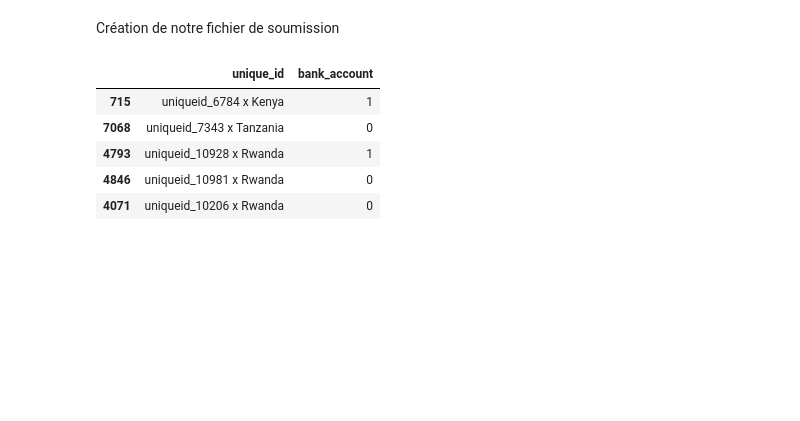
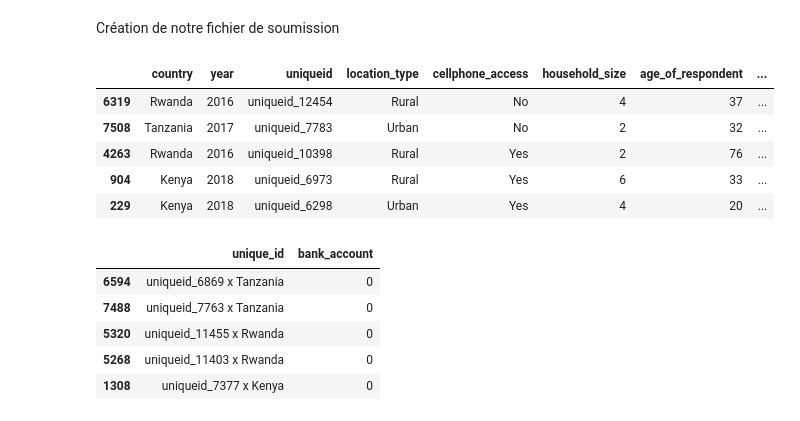
Before and after one commit to justekouassi/Inclusion-financiere-en-Afrique, a Jupyter notebook: inclusion.ipynb, the cells around one changed output. Cells and saved outputs as stored; diff of their text form; code cells hidden in the pictures; blank space fills up the shorter version.

```diff
--- a/inclusion.ipynb
+++ b/inclusion.ipynb
@@ -187,7 +175,8 @@ from sklearn.preprocessing import MinMaxScaler # pour la normalisation des varia
 Fonction réalisant le pré-traitement de notre dataset
 # %%
 def preprocessing_data(data: pd.DataFrame) -> pd.DataFrame:
-    ''' Réalise la phase de pré-traitement d'un dataset à savoir l'encodage des variables discrètes et la normalisation de toutes les variables
+    ''' Réalise la phase de pré-traitement d'un dataset à savoir l'encodage
+    des variables discrètes et la normalisation de toutes les variables
     '''
     # copie du dataset
     data1 = data.copy()
@@ -196,8 +185,7 @@ def preprocessing_data(data: pd.DataFrame) -> pd.DataFrame:
     # la liste des colonnes discrètes
     object_columns = list(data1.select_dtypes(include='object').columns)
     # la liste des colonnes continues
-    number_columns = list(data1.select_dtypes(
-        include='number').columns)
+    number_columns = list(data1.select_dtypes(include='number').columns)
     # encodage des variables discrètes
     encoder = OrdinalEncoder()
     data1[object_columns] = encoder.fit_transform(data1[object_columns])
@@ -368,3 +374,12 @@ sample_submission.sample(5)
 # %% [markdown]
 Création de notre fichier de soumission
+# %%
+test_set.sample(5)
+# %% [output]
+|  | country | year | uniqueid | location_type | cellphone_access | household_size | age_of_respondent | ... |
+| 6319 | Rwanda | 2016 | uniqueid_12454 | Rural | No | 4 | 37 | ... |
+| 7508 | Tanzania | 2017 | uniqueid_7783 | Urban | No | 2 | 32 | ... |
+| 4263 | Rwanda | 2016 | uniqueid_10398 | Rural | Yes | 2 | 76 | ... |
+| 904 | Kenya | 2018 | uniqueid_6973 | Rural | Yes | 6 | 33 | ... |
+| 229 | Kenya | 2018 | uniqueid_6298 | Urban | Yes | 4 | 20 | ... |
 # %%
@@ -375,8 +393,8 @@ soumissions.to_csv('soumissions_justekouassi.csv', index = False)
 soumissions.sample(5)
 # %% [output]
 |  | unique_id | bank_account |
-| 715 | uniqueid_6784 x Kenya | 1 |
-| 7068 | uniqueid_7343 x Tanzania | 0 |
-| 4793 | uniqueid_10928 x Rwanda | 1 |
-| 4846 | uniqueid_10981 x Rwanda | 0 |
-| 4071 | uniqueid_10206 x Rwanda | 0 |
+| 6594 | uniqueid_6869 x Tanzania | 0 |
+| 7488 | uniqueid_7763 x Tanzania | 0 |
+| 5320 | uniqueid_11455 x Rwanda | 0 |
+| 5268 | uniqueid_11403 x Rwanda | 0 |
+| 1308 | uniqueid_7377 x Kenya | 0 |
```
Also changed, not shown: parts of 17 cells of this notebook, 6 other files.
